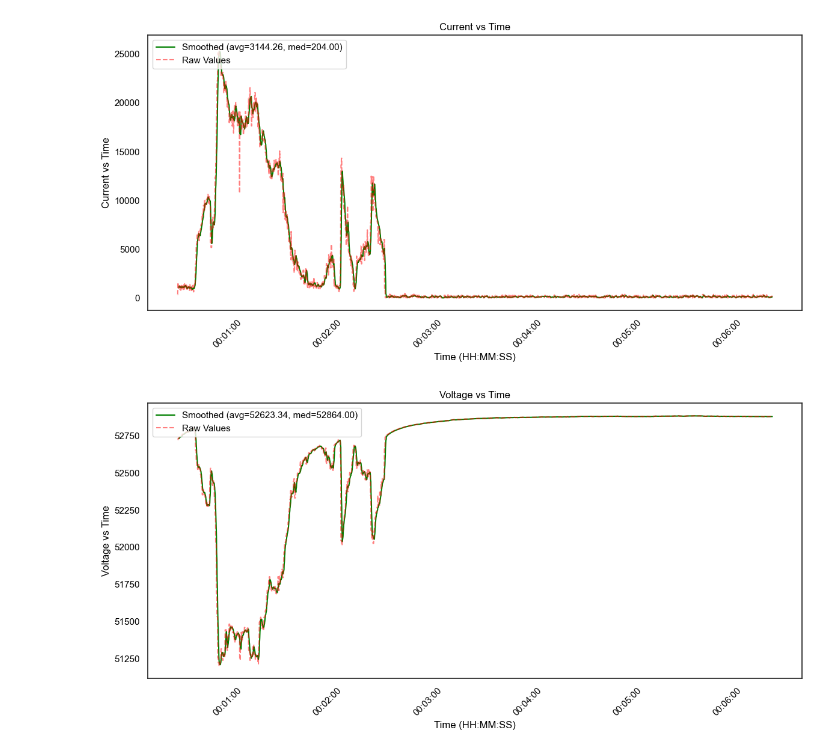
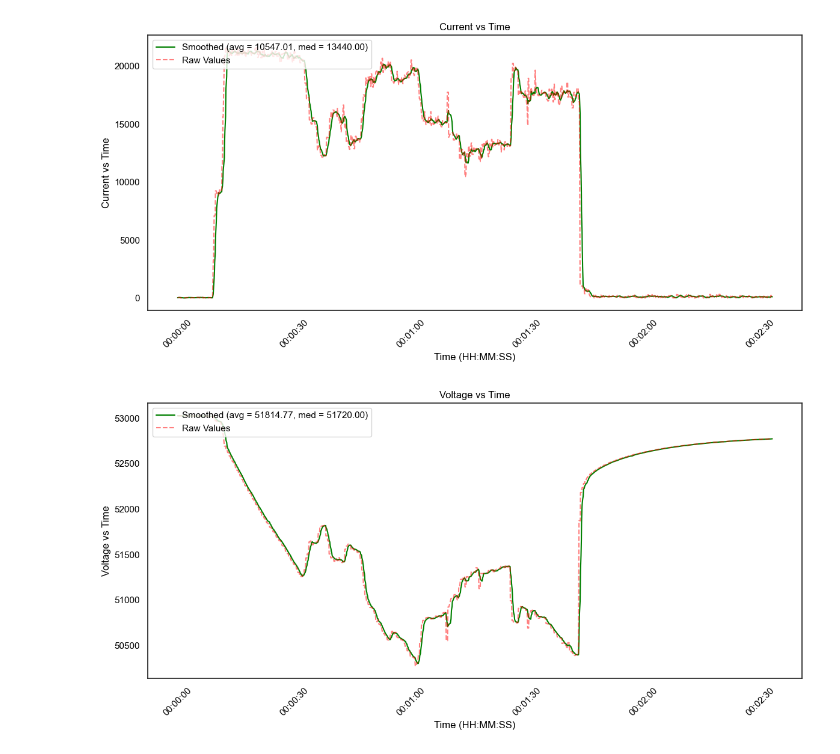
Before and after one commit to UOSupermileage/UOSM-TelemetryDataProcessing, a Jupyter notebook: new/CustomTelemetry.ipynb, the cells around one changed output. Cells and saved outputs as stored; diff of their text form; code cells hidden in the pictures.

```diff
--- a/new/CustomTelemetry.ipynb
+++ b/new/CustomTelemetry.ipynb
@@ -1,4 +23,6 @@
 # %%
+# Last updated: January 1, 2026 (By: Daniel)
+# Execute installation (previous cell) if imports are missing
 import pandas as pd
 import matplotlib.pyplot as plt
 import seaborn as sns
@@ -10,20 +34,17 @@ import NulRemover
 
 sns.set(style='white')  # light background
 data_folder = './Data'
-num = 123
+num = 132 # Currently set to dataset number 132 as requested by LP
 file = f'd_{num}.csv'
 path = os.path.join(data_folder, file)
-print(path)
 NulRemover.remove_nuls(path)  # Clean the file from null characters
 print(f"file processed: {path}")
 delimiter = ','
-distance = 0.8 #Distance in km, used for efficiency calculation
+distance = 0.94 # Ride distance in km
 Ticks = True  # Set to False if did not correct ticks
 start_throttle = 10  # Minimum throttle to start plotting
 throttle_start_flag = False
 plot_outliers = False  # Set to False to not plot outliers
-
-
 
 start_ms = 210000
 
@@ -34,27 +55,32 @@ start_ms = 210000
 # def last_digits(cell, n=5):
 #     match = re.search(r'(\d{%d})\D*$' % n, str(cell))
 #     return match.group(1) if match else ''
-#data = pd.read_csv(path, converters={'Ticks': lambda x: last_digits(x, 5)})
-#data['Tick'] = (data['Tick'].apply(clean_cell))
+# data = pd.read_csv(path, converters={'Ticks': lambda x: last_digits(x, 5)})
+# data['Tick'] = (data['Tick'].apply(clean_cell))
+
 data = pd.read_csv(path, delimiter = delimiter)
 data.columns = data.columns.str.strip()
 
-# Remove rows before the first throttle > start_throttle
+# Remove rows before the first throttle
 if throttle_start_flag:
     start_throttle_index = data[data['Throttle'] >= start_throttle].index.min()
     data = data.iloc[start_throttle_index:]
 
+# if start_ms != 0:
+#     data = data[data['Tick'] >= start_ms]
+#     # data = data.iloc[index:]
+print("Remaining rows (data points):", len(data))
+print(data[['Tick']].head())
 
-if start_ms != 0:
-    data = data[data['Tick'] >= start_ms]
-    #data = data.iloc[index:]
 
 # Convert Tick to time
 if Ticks:
     data['Tick'] = data['Tick'].astype(int)  # Ensure Tick is int
-    data['Tick']  = data['Tick'] - 210000 + 30000
-    data['Time'] = pd.to_timedelta(data['Tick'], unit='ms')
-    data['TimePlot'] = pd.Timestamp("2023-01-01") + data['Time']
+    # data['Time'] = pd.to_timedelta(data['Tick'], unit='ms') # Old method
+    # data['TimePlot'] = pd.Timestamp("2023-01-01") + data['Time']
+    data['Tick'] = data['Tick'] - data['Tick'].iloc[0]  # start at 0 ms
+    data['TimePlot'] = pd.Timestamp("2023-01-01") + pd.to_timedelta(data['Tick'], unit='ms')
+
 else:
     data['TimePlot'] = range(len(data))
 
@@ -62,71 +88,70 @@ else:
 print("\nMissing values per column:")
 print(data.isnull().sum())
 
-#Add power calculation
+# Add power calculation
 if 'Current' in data.columns and 'Voltage' in data.columns:
     data['Power'] = (data['Current'] / 1e3) * (data['Voltage']/1e3)
 
-#Add total energy calculation
+# Add total energy calculation
 if 'Power' in data.columns:
-    energy_joules = np.trapz(data['Power'], x = data['Tick'] / 1e3)
+    energy_joules = np.trapezoid(data['Power'], x = data['Tick'] / 1e3)
     energy_kWh = energy_joules / 3600000  # Convert from J to kWh
-    print(f"\nTotal energy consumed: {energy_kWh} kWh")
+    print(f"\nTotal energy consumed: {energy_joules} J or {energy_kWh} kWh")
 
-if distance !=1:
-    #Calculate efficiency
-    efficiency = distance/energy_kWh  # kWh per meter
-    print(f"\nEfficiency: {efficiency:.2f} km/kWh")
-
-
+# Calculate efficiency
+if distance != 1:
+    if energy_kWh > 0:
+        efficiency = distance/energy_kWh  # km per kWh
+        print(f"\nEfficiency: {efficiency:.2f} km/kWh")
+    else:
+        print("Energy consumption is not positive, cannot calculate efficiency.")
 
 # Columns to visualize
-#columns_to_plot = ['Throttle', 'Speed', 'Current', 'Voltage', 'Speed1']
 columns_to_plot = ['Current', 'Voltage','Throttle','Power', 'Speed']
-#data.dropna(subset=['TimePlot'] + columns_to_plot, inplace=True)
+# data.dropna(subset=['TimePlot'] + columns_to_plot, inplace=True)
 
 # Plot each column
 for col in columns_to_plot:
     if col in data.columns:
         x = data['TimePlot']
         y = data[col]
-        y_smooth = y.rolling(window=10).mean()
+        y_smooth = y.rolling(window = 10, min_periods = 1).mean()
 
         # Stats
         avg = y.mean()
         med = y.median()
 
         # Outliers (Z-score method)
-        z_scores = zscore(y)
+        z_scores = zscore(y, nan_policy = 'omit')
         outliers = np.abs(z_scores) > 2
 
         # Start plotting
-        fig, ax = plt.subplots(figsize=(12, 6))
-
+        fig, ax = plt.subplots(figsize = (12, 6))
         #Use numpy arrays for plotting with only first dimension (this is weird)
 
 
         # Smoothed line
-        ax.plot(x, y_smooth, color='green', label=f'Smoothed (avg={avg:.2f}, med={med:.2f})')
+        ax.plot(x, y_smooth, color = 'green', label = f'Smoothed (avg = {avg:.2f}, med = {med:.2f})')
 
         # Raw dashed line
-        ax.plot(x,y, linestyle='--', color='red', alpha=0.5, label='Raw Values')
+        ax.plot(x,y, linestyle = '--', color = 'red', alpha = 0.5, label = 'Raw Values')
 
         # Outliers as blue dots
         if plot_outliers:
-            ax.scatter(x[outliers], y[outliers], color='blue', label='Outliers')
+            ax.scatter(x[outliers], y[outliers], color = 'blue', label = 'Outliers')
 
         # Labeling and formatting
         ax.set_xlabel("Time (HH:MM:SS)", color='black')
         ax.set_ylabel(f"{col} vs Time", color='black')
         ax.set_title(f"{col} vs Time", color='black')
-        ax.tick_params(axis='x', colors='black', rotation=45)
-        ax.tick_params(axis='y', colors='black')
+        ax.tick_params(axis = 'x', colors = 'black', rotation = 45)
+        ax.tick_params(axis = 'y', colors = 'black')
 
         ax.xaxis.set_major_locator(mdates.AutoDateLocator())
         ax.xaxis.set_major_formatter(mdates.DateFormatter('%H:%M:%S'))
 
         # Legend in black
-        legend = ax.legend(loc='upper left')
+        legend = ax.legend(loc = 'upper left')
         for text in legend.get_texts():
             text.set_color('black')
 
@@ -154,2 +180,2 @@ Efficiency: 49.56 km/kWh
-[figure, old version]
+[figure, new version]
-[figure, old version]
+[figure, new version]
```
Also changed, not shown: parts of 3 cells of this notebook, 1 other file.
